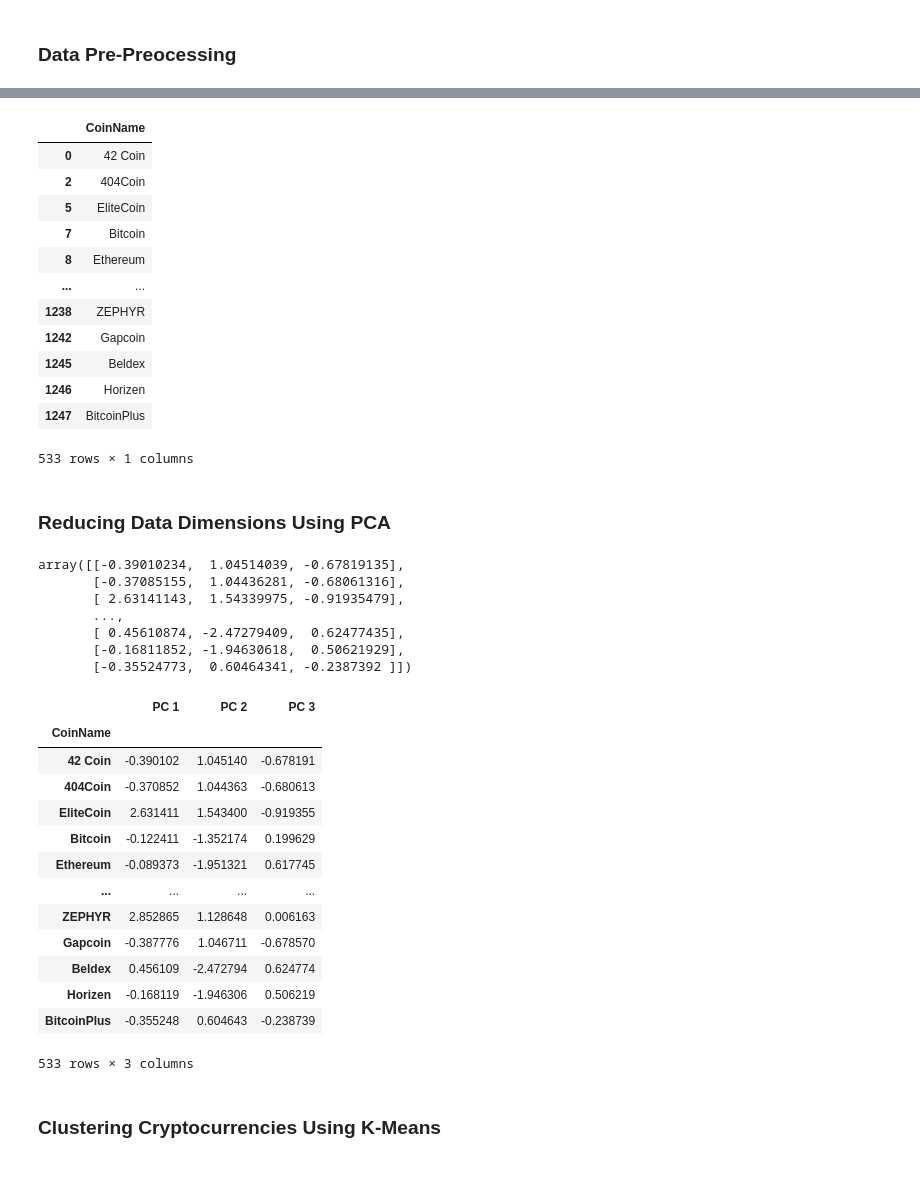
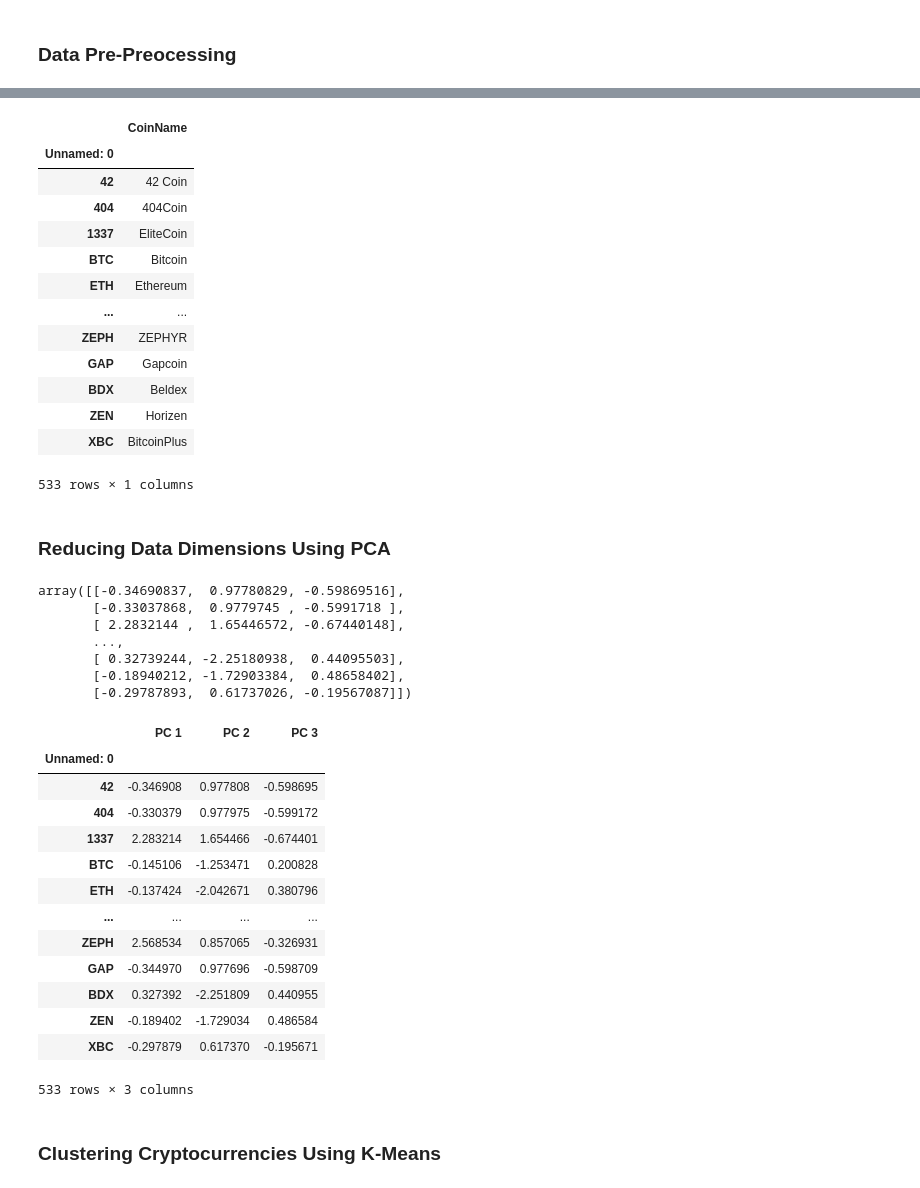
Before and after one commit to jaychung0809/jay_chung_Challenge18, a Jupyter notebook: Cryptocurrency.ipynb, the cells around one changed output, grey strips where cells are left out. Cells and saved outputs as stored; diff of their text form; code cells hidden in the pictures.

```diff
--- a/Cryptocurrency.ipynb
+++ b/Cryptocurrency.ipynb
@@ -10,4 +7,4 @@ import hvplot.pandas
 # %%
 file_path = "./crypto_data.csv"
 crypto_df = pd.read_csv(file_path)
-crypto_df.head()
+crypto_df = crypto_df.set_index("Unnamed: 0")
@@ -65,17 +56,18 @@ coins_name = pd.DataFrame(coins_name, index=crypto_df.index)
 coins_name
 # %% [output]
 |  | CoinName |
-| 0 | 42 Coin |
-| 2 | 404Coin |
-| 5 | EliteCoin |
-| 7 | Bitcoin |
-| 8 | Ethereum |
+| Unnamed: 0 |  |
+| 42 | 42 Coin |
+| 404 | 404Coin |
+| 1337 | EliteCoin |
+| BTC | Bitcoin |
+| ETH | Ethereum |
 | ... | ... |
-| 1238 | ZEPHYR |
-| 1242 | Gapcoin |
-| 1245 | Beldex |
-| 1246 | Horizen |
-| 1247 | BitcoinPlus |
+| ZEPH | ZEPHYR |
+| GAP | Gapcoin |
+| BDX | Beldex |
+| ZEN | Horizen |
+| XBC | BitcoinPlus |
 533 rows × 1 columns
 # %%
 # Remove coinName column
@@ -83,7 +75,7 @@ crypto_df = crypto_df.drop(["CoinName"], axis=1)
 # %%
 #Create dummies variable for all the text features, store the resulting data on a dataframe named X
 
-X = pd.get_dummies(crypto_df, columns=["Unnamed: 0","Algorithm","ProofType"])
+X = pd.get_dummies(crypto_df, columns=["Algorithm","ProofType"])
 # %%
 #use StandardScaler to standardize all data of the X dataframe
 X_scaled = StandardScaler().fit_transform(X)
@@ -97,34 +89,34 @@ X_pca = pca.fit_transform(X_scaled)
 
 X_pca
 # %% [output]
-array([[-0.39010234,  1.04514039, -0.67819135],
-       [-0.37085155,  1.04436281, -0.68061316],
-       [ 2.63141143,  1.54339975, -0.91935479],
+array([[-0.34690837,  0.97780829, -0.59869516],
+       [-0.33037868,  0.9779745 , -0.5991718 ],
+       [ 2.2832144 ,  1.65446572, -0.67440148],
        ...,
-       [ 0.45610874, -2.47279409,  0.62477435],
-       [-0.16811852, -1.94630618,  0.50621929],
-       [-0.35524773,  0.60464341, -0.2387392 ]])
+       [ 0.32739244, -2.25180938,  0.44095503],
+       [-0.18940212, -1.72903384,  0.48658402],
+       [-0.29787893,  0.61737026, -0.19567087]])
 # %%
 #Create dataframe named. pcs_df
 column_names = ['PC 1', 'PC 2', 'PC 3']
-pcs_df = pd.DataFrame(data= X_pca, columns = column_names, index=coins_name['CoinName'])
+pcs_df = pd.DataFrame(data= X_pca, columns = column_names, index=crypto_df.index)
 
 
 pcs_df
 # %% [output]
 |  | PC 1 | PC 2 | PC 3 |
-| CoinName |  |  |  |
-| 42 Coin | -0.390102 | 1.045140 | -0.678191 |
-| 404Coin | -0.370852 | 1.044363 | -0.680613 |
-| EliteCoin | 2.631411 | 1.543400 | -0.919355 |
-| Bitcoin | -0.122411 | -1.352174 | 0.199629 |
-| Ethereum | -0.089373 | -1.951321 | 0.617745 |
+| Unnamed: 0 |  |  |  |
+| 42 | -0.346908 | 0.977808 | -0.598695 |
+| 404 | -0.330379 | 0.977975 | -0.599172 |
+| 1337 | 2.283214 | 1.654466 | -0.674401 |
+| BTC | -0.145106 | -1.253471 | 0.200828 |
+| ETH | -0.137424 | -2.042671 | 0.380796 |
 | ... | ... | ... | ... |
-| ZEPHYR | 2.852865 | 1.128648 | 0.006163 |
-| Gapcoin | -0.387776 | 1.046711 | -0.678570 |
-| Beldex | 0.456109 | -2.472794 | 0.624774 |
-| Horizen | -0.168119 | -1.946306 | 0.506219 |
-| BitcoinPlus | -0.355248 | 0.604643 | -0.238739 |
+| ZEPH | 2.568534 | 0.857065 | -0.326931 |
+| GAP | -0.344970 | 0.977696 | -0.598709 |
+| BDX | 0.327392 | -2.251809 | 0.440955 |
+| ZEN | -0.189402 | -1.729034 | 0.486584 |
+| XBC | -0.297879 | 0.617370 | -0.195671 |
 533 rows × 3 columns
 # %% [markdown]
 ### Clustering Cryptocurrencies Using K-Means
```
Also changed, not shown: parts of 9 cells of this notebook.
